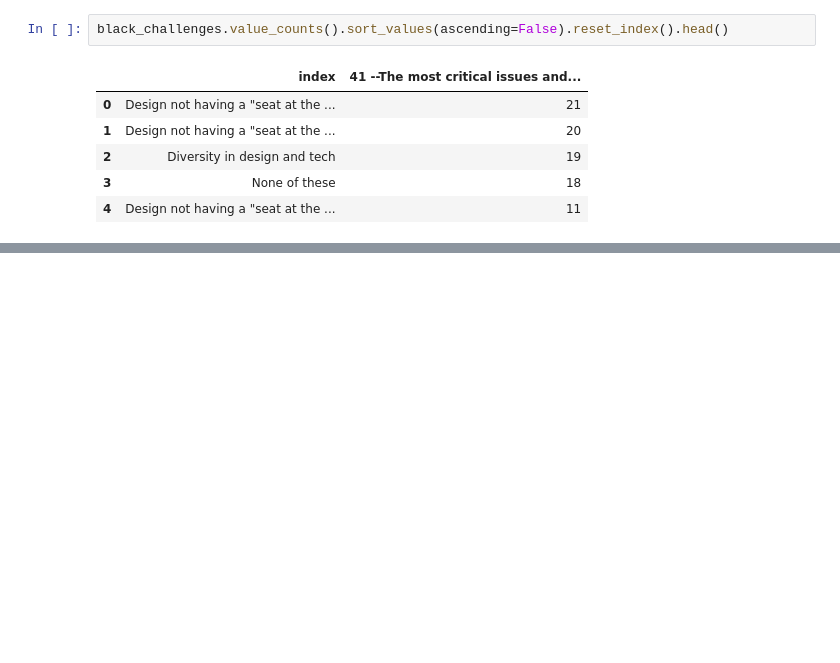
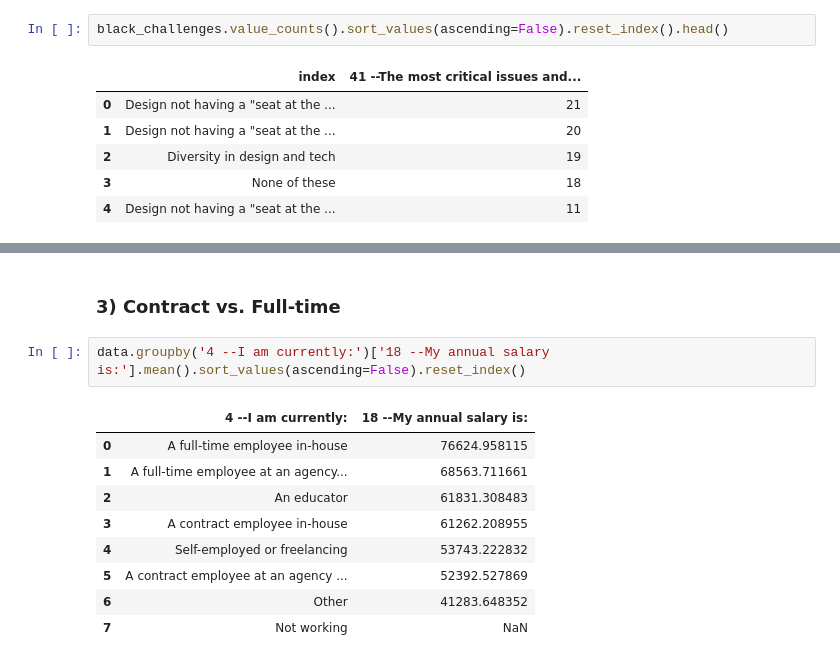
Before and after one commit to helloeujin/python, a Jupyter notebook: design.ipynb, the cells around one changed output, grey strips where cells are left out. Saved outputs shown, nothing was run; the diff lists cells and outputs as text; blank space fills up the shorter version.

```diff
--- a/design.ipynb
+++ b/design.ipynb
@@ -185,0 +295,14 @@ black_challenges.value_counts().sort_values(ascending=False).reset_index().head(
+# %% [markdown]
+### 3) Contract vs. Full-time
+# %%
+data.groupby('4 --I am currently:')['18 --My annual salary is:'].mean().sort_values(ascending=False).reset_index()
+# %% [output]
+|  | 4 --I am currently: | 18 --My annual salary is: |
+| 0 | A full-time employee in-house | 76624.958115 |
+| 1 | A full-time employee at an agency... | 68563.711661 |
+| 2 | An educator | 61831.308483 |
+| 3 | A contract employee in-house | 61262.208955 |
+| 4 | Self-employed or freelancing | 53743.222832 |
+| 5 | A contract employee at an agency ... | 52392.527869 |
+| 6 | Other | 41283.648352 |
+| 7 | Not working | NaN |
```
Also changed, not shown: parts of 45 cells of this notebook.
